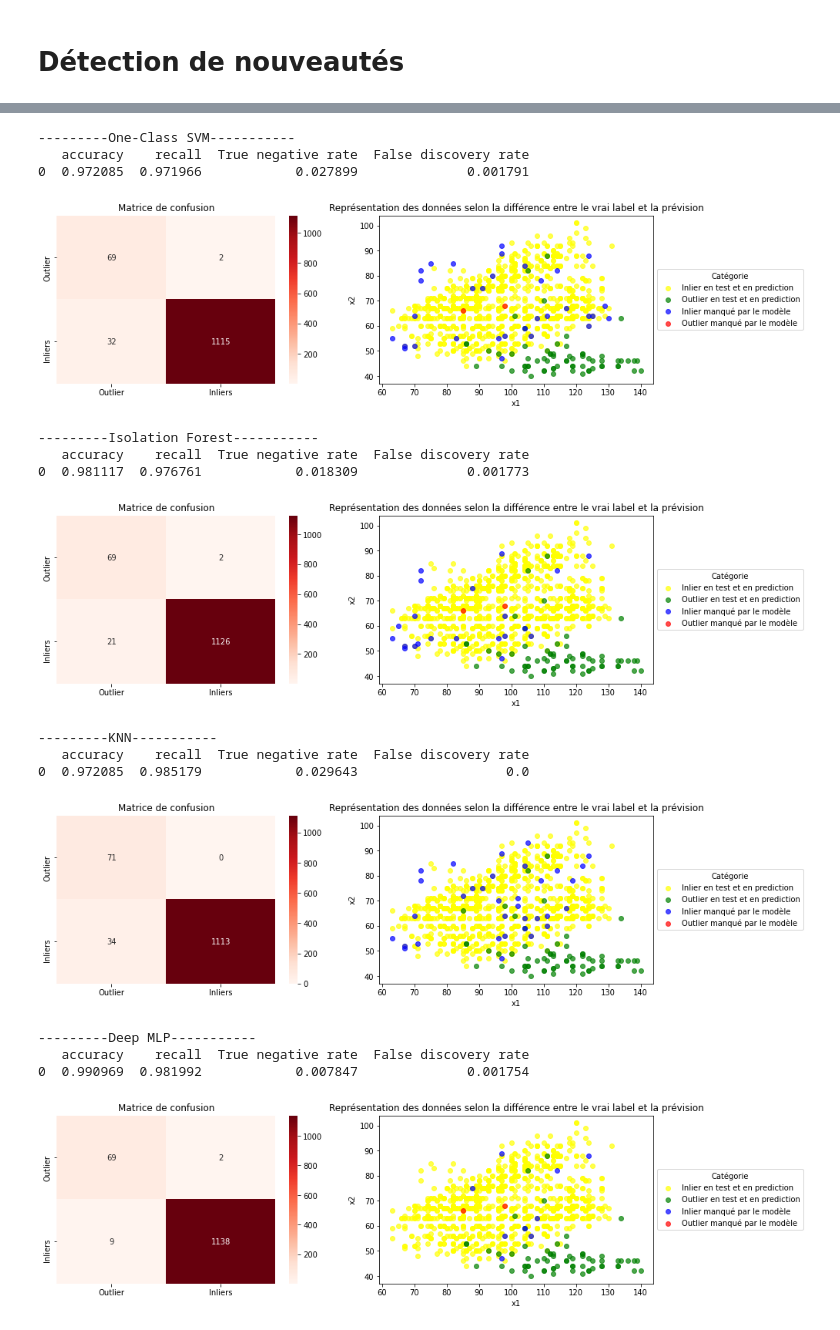
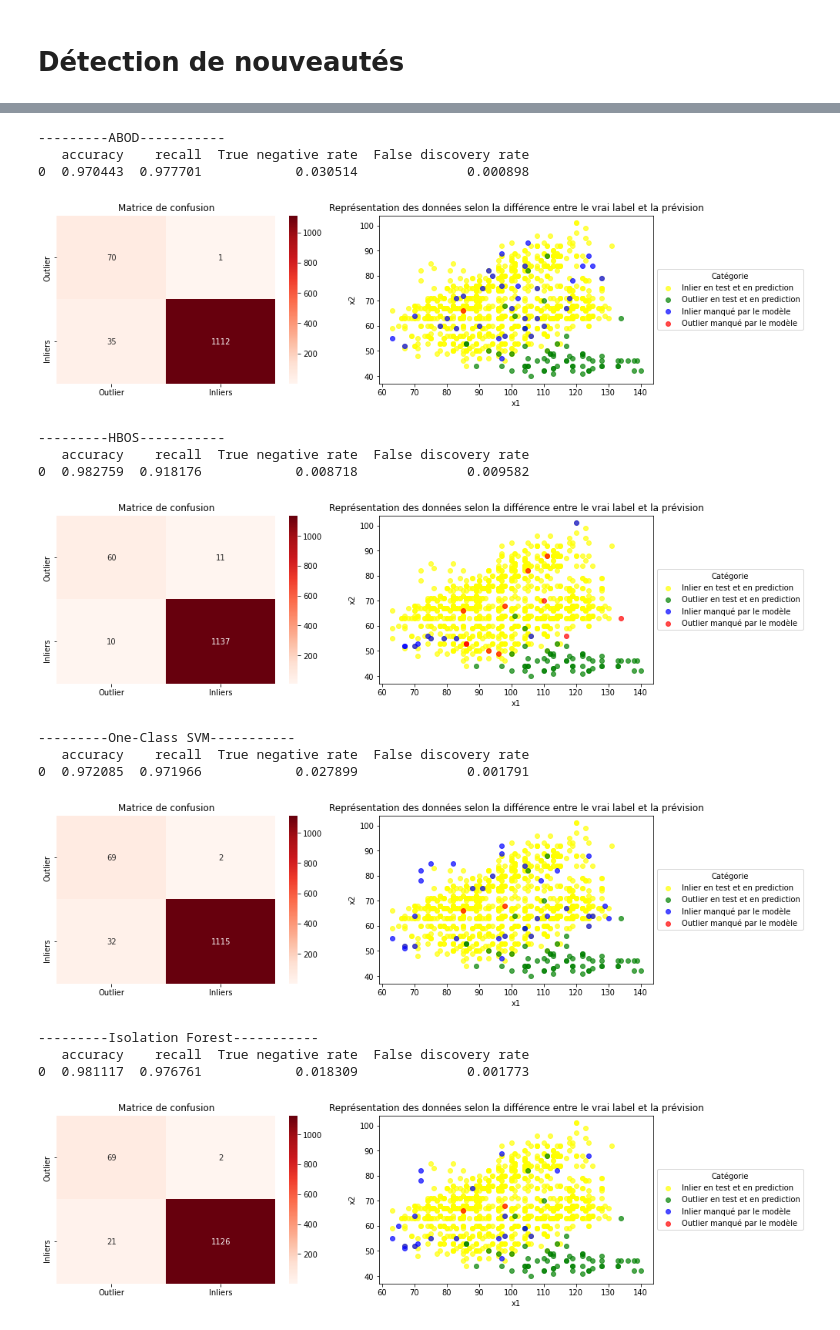
Before and after one commit to Benoitane/Detection-anomalies-et-nouveautes, a Jupyter notebook: TAA.ipynb, the cells around one changed output, grey strips where cells are left out. Drawn from its saved outputs; the diff is of its cells as text; code cells hidden in the pictures.

```diff
--- a/TAA.ipynb
+++ b/TAA.ipynb
@@ -249,17 +250,19 @@ Trainable params: 908
 Non-trainable params: 0
 _________________________________________________________________
 # %%
-novelty_algorithms = [
+anomaly_algorithms = [
+    ('ABOD', ABOD(contamination=outlier_prop, n_neighbors=30)),
+    ('HBOS', HBOS(contamination=outlier_prop)),
     ("One-Class SVM", OneClassSVM(nu=outlier_prop, kernel="rbf", gamma=0.0001)),
     ("Isolation Forest", IsolationForest(n_estimators=300, max_samples = 600, contamination=outlier_prop, max_features=30, random_state=42)),
     ("KNN", KNN(contamination = outlier_prop, n_neighbors=30)),
     ("Deep MLP", autoencoder),
     ("Local Outlier Factor", LocalOutlierFactor(n_neighbors=15, contamination=outlier_prop))
     ]
-algo_particuliers = ["KNN","Local Outlier Factor","Deep MLP"]
+algo_particuliers = ["ABOD","HBOS","KNN","Local Outlier Factor","Deep MLP"]
 # %%
- for name, algorithm in novelty_algorithms:
-   if name == "KNN":
+ for name, algorithm in anomaly_algorithms:
+   if (name == "KNN") | (name == "ABOD") | (name == "HBOS"):
      algorithm.fit(X_train)
      y_pred = algorithm.predict(X_test)
      y_pred[y_pred == 1] = -1
@@ -350,56 +361,58 @@ Trainable params: 908
 Non-trainable params: 0
 _________________________________________________________________
 # %%
-anomaly_algorithms = [
+novelty_algorithms = [
+    ('ABOD', ABOD(contamination=outlier_prop, n_neighbors=30)),
+    ('HBOS', HBOS(contamination=outlier_prop)),
     ("One-Class SVM", OneClassSVM(nu=outlier_prop, kernel="rbf", gamma=0.0001)),
     ("Isolation Forest", IsolationForest(n_estimators=300, max_samples = 600, contamination=outlier_prop, max_features=30, random_state=42)),
     ("KNN", KNN(contamination = outlier_prop, n_neighbors=30)),
     ("Deep MLP", autoencoder),
-    ("Local Outlier Factor", LocalOutlierFactor(n_neighbors=15, contamination=outlier_prop, novelty = True))
+    ("Local Outlier Factor", LocalOutlierFactor(n_neighbors=15, contamination=outlier_prop))
     ]
-algo_particuliers = ["KNN","Local Outlier Factor","Deep MLP"]
+algo_particuliers = ["ABOD","HBOS","KNN","Local Outlier Factor","Deep MLP"]
 # %%
- for name, algorithm in anomaly_algorithms:
-   if name == "KNN":
+ for name, algorithm in novelty_algorithms:
+   if (name == "KNN") | (name == "ABOD") | (name == "HBOS"):
      algorithm.fit(X_train)
      y_pred = algorithm.predict(X_test)
      y_pred[y_pred == 1] = -1
      y_pred[y_pred == 0] = 1
      print('---------'+name+'-----------')
      print(evaluate(y_test,y_pred))
      evaluation_detection(y_test,y_pred)
    if name == "Local Outlier Factor":
      algorithm.fit(X_train)
-     y_pred = algorithm.predict(X_test)
+     y_pred = algorithm.fit_predict(X_test)
      print('---------'+name+'-----------')
      print(evaluate(y_test,y_pred))
      evaluation_detection(y_test,y_pred)
    if name == "Deep MLP":
      algorithm.fit(X_train_scaled, X_train_scaled, epochs=nb_epoch,batch_size=batch_size,shuffle=True,validation_split=0.33, verbose=0)
      y_pred = deep_predict(algorithm,X_test_scaled)
      print('---------'+name+'-----------')
      print(evaluate(y_test,y_pred))
      evaluation_detection(y_test,y_pred)
    if name not in algo_particuliers:
      algorithm.fit(X_train)
      y_pred = algorithm.predict(X_test)
      print('---------'+name+'-----------')
      print(evaluate(y_test,y_pred))
      evaluation_detection(y_test,y_pred)
 # %% [output]
----------One-Class SVM-----------
+---------ABOD-----------
    accuracy    recall  True negative rate  False discovery rate
-0  0.972085  0.971966            0.027899              0.001791
+0  0.970443  0.977701            0.030514              0.000898
-[figure, old version]
+[figure, new version]
----------Isolation Forest-----------
+---------HBOS-----------
    accuracy    recall  True negative rate  False discovery rate
-0  0.981117  0.976761            0.018309              0.001773
+0  0.982759  0.918176            0.008718              0.009582
-[figure, old version]
+[figure, new version]
----------KNN-----------
+---------One-Class SVM-----------
    accuracy    recall  True negative rate  False discovery rate
-0  0.972085  0.985179            0.029643                   0.0
+0  0.972085  0.971966            0.027899              0.001791
-[figure, old version]
+[figure, new version]
----------Deep MLP-----------
+---------Isolation Forest-----------
    accuracy    recall  True negative rate  False discovery rate
-0  0.990969  0.981992            0.007847              0.001754
+0  0.981117  0.976761            0.018309              0.001773
-[figure, old version]
+[figure, new version]
```
Also changed, not shown: parts of 6 cells of this notebook.
